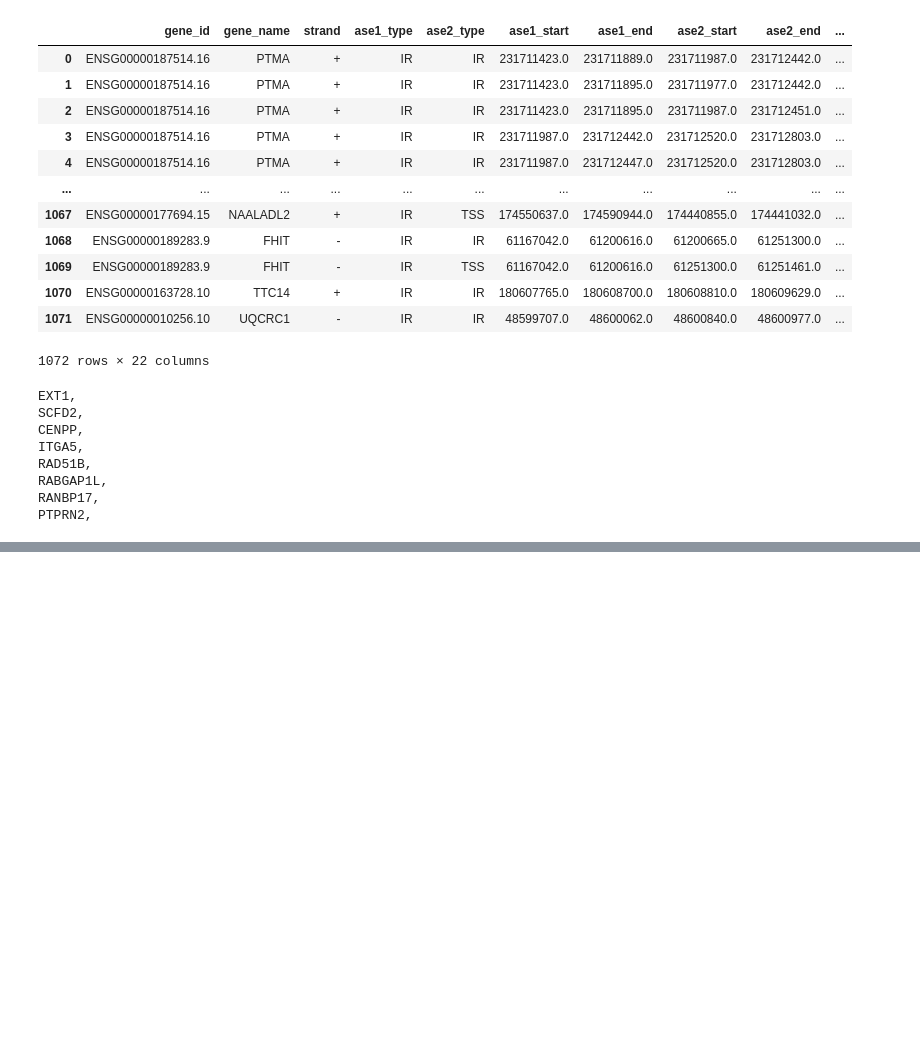
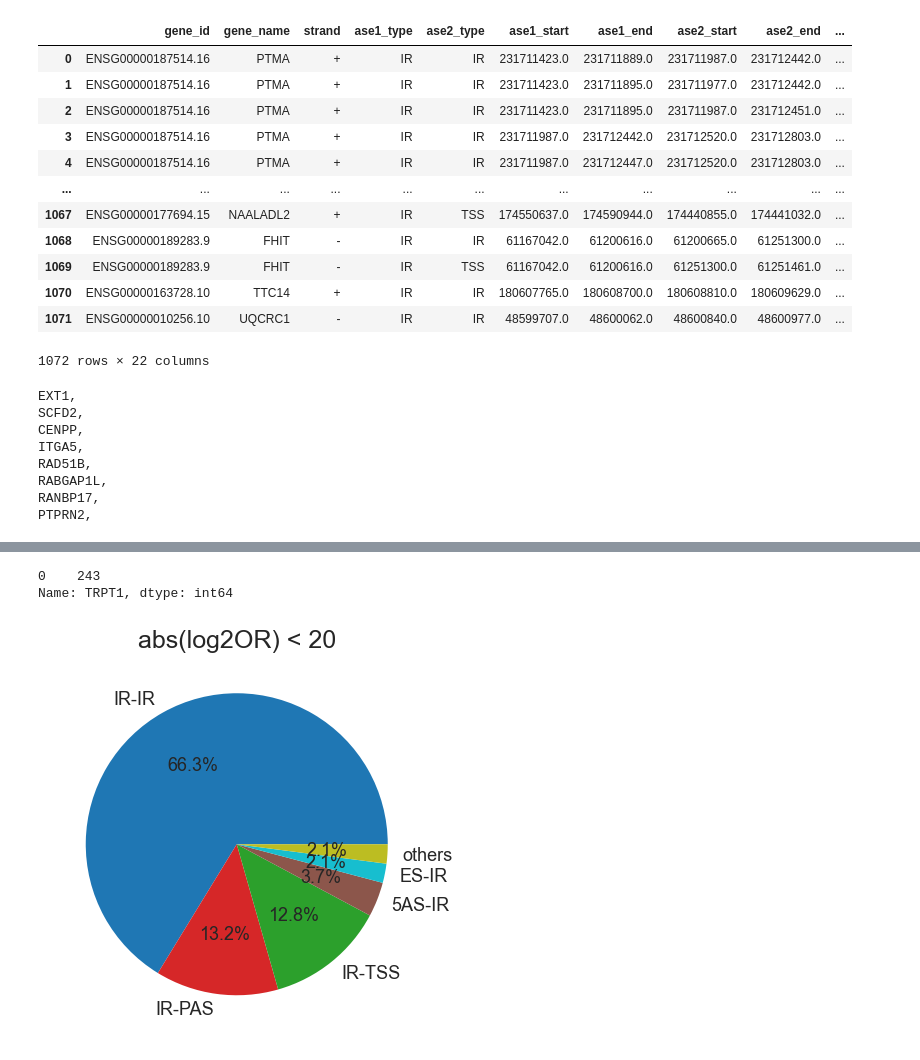
Before and after one commit to carmineceraolo/splicing-coordination, a Jupyter notebook: sheet05.ipynb, the cells around one changed output, grey strips where cells are left out. Drawn from its saved outputs; the diff is of its cells as text; code cells hidden in the pictures; blank space fills up the shorter version.

```diff
--- a/sheet05.ipynb
+++ b/sheet05.ipynb
@@ -648,0 +764,9 @@ plt.savefig(figures+"genes_most_coor.png")
+# %%
+res.loc["TRPT1"]
+# %% [output]
+0    243
+Name: TRPT1, dtype: int64
+# %%
+piechart(g1_sig[(g1_sig.gene_name=="TRPT1") ],color_dict=color_dict,title=titles[0])
+# %% [output]
+[figure, added]
```
Also changed, not shown: parts of 25 cells of this notebook, 3 other files.
